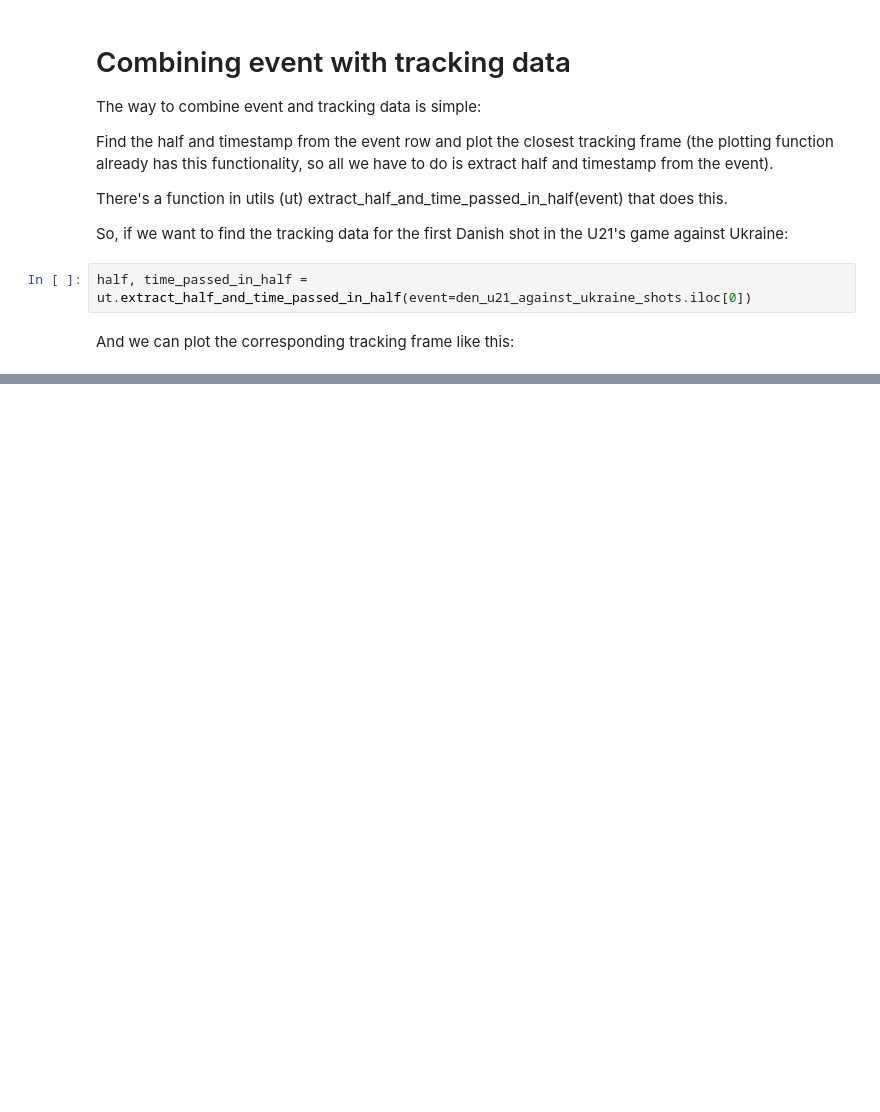
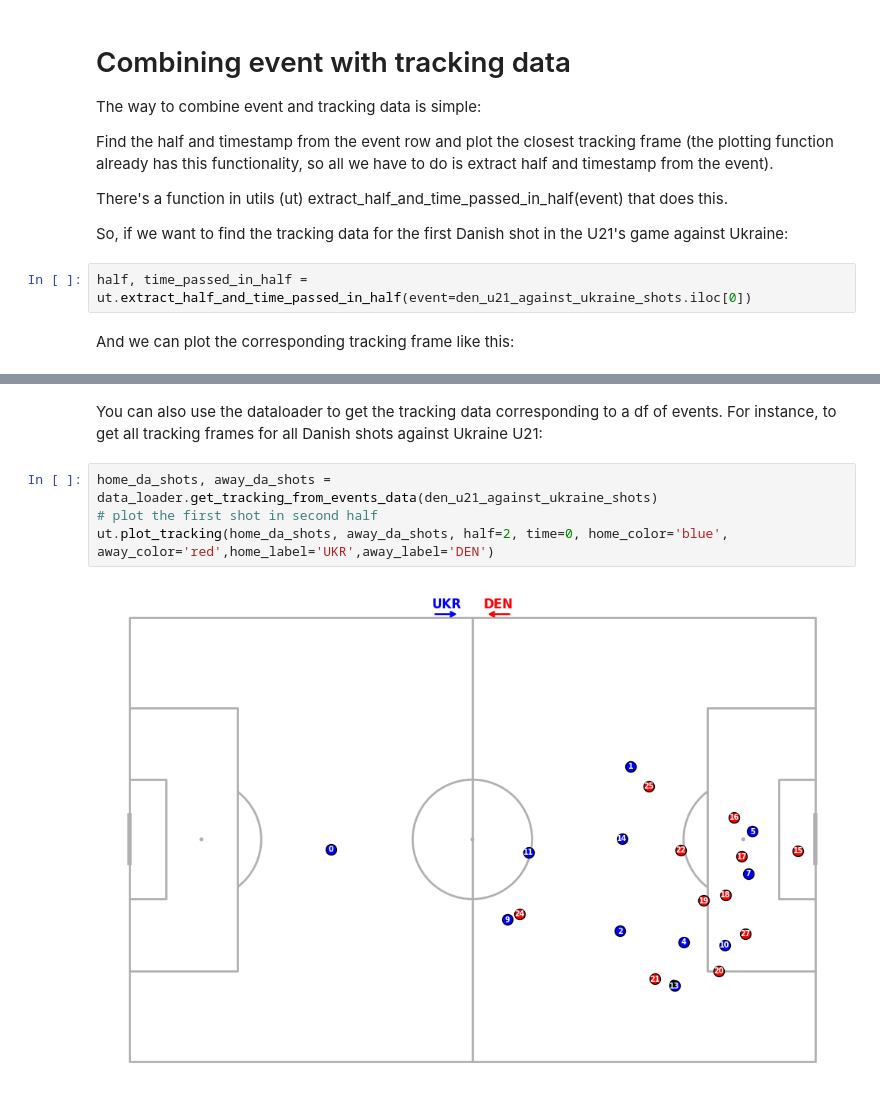
Before and after one commit to Halfspace-io/hs-dbu-hackathon, a Jupyter notebook: intro.ipynb, the cells around one changed output, grey strips where cells are left out. Drawn from its saved outputs; the diff is of its cells as text; blank space fills up the shorter version.

Commit message:
made dataloader

```diff
--- a/intro.ipynb
+++ b/intro.ipynb
@@ -185,0 +162,8 @@ ut.plot_tracking(home=home, away=away, half=1, time=time_passed_in_half, home_co
+# %% [markdown]
+You can also use the dataloader to get the tracking data corresponding to a df of events. For instance, to get all tracking frames for all Danish shots against Ukraine U21:
+# %%
+home_da_shots, away_da_shots = data_loader.get_tracking_from_events_data(den_u21_against_ukraine_shots)
+# plot the first shot in second half
+ut.plot_tracking(home_da_shots, away_da_shots, half=2, time=0, home_color='blue', away_color='red',home_label='UKR',away_label='DEN')
+# %% [output]
+[figure, added]
```
Also changed, not shown: parts of 15 cells of this notebook, 6 other files.
